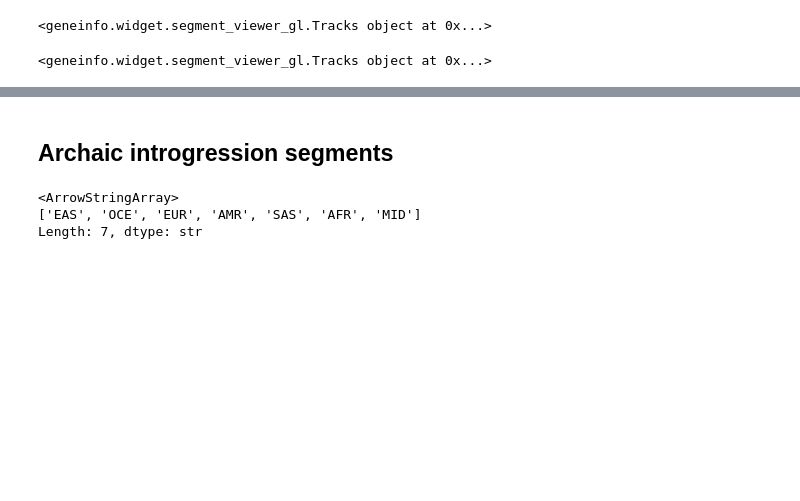
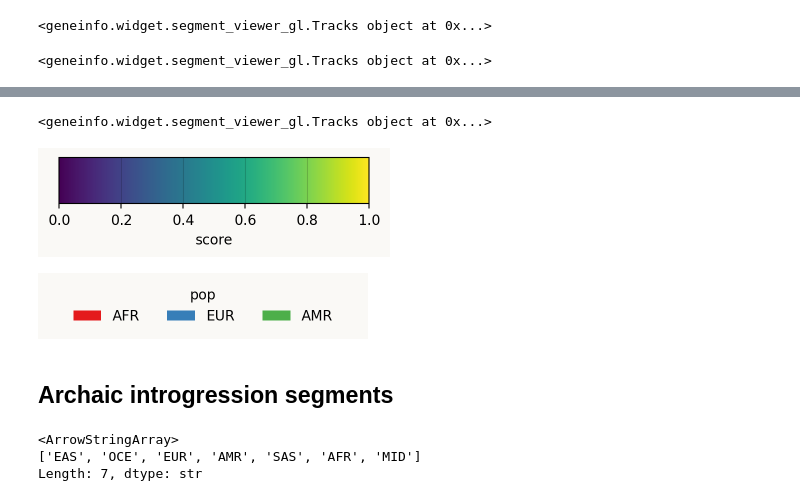
Before and after one commit to munch-group/geneinfo, a Jupyter notebook: notebooks/chrom_tracks_demo.ipynb, the cells around one changed output, grey strips where cells are left out. Saved outputs shown, nothing was run; the diff lists cells and outputs as text; code cells hidden in the pictures; blank space fills up the shorter version.

Commit message:
Added with-track heatmap coloring by variable

```diff
--- a/notebooks/chrom_tracks_demo.ipynb
+++ b/notebooks/chrom_tracks_demo.ipynb
@@ -106,3 +143,42 @@ tracks.zoom_to('chr1', center=80_000_000, window=100_000_000)
+# %%
+
+# 1) Density (unchanged legacy behaviour)
+v = Tracks(chrom_sizes)
+v.add_heatmap_track(df, "Density", individual_col="sample",
+group_col="pop")
+
+# 2) Continuous: colour each segment by `score` using viridis
+v.add_heatmap_track(
+    df, "Score",
+    individual_col="sample",
+    group_col="pop",            # still groups rows into bands
+    value_col="score",
+    palette="viridis",
+    vmin=0.0, vmax=1.0,         # optional; auto-inferred when omitted
+)
+
+# 3) Discrete: colour by ancestry category
+v.add_heatmap_track(
+    df, "Ancestry",
+    individual_col="sample",
+    value_col="pop",
+    palette={"AFR": "#e41a1c", "EUR": "#377eb8", "AMR": "#4daf4a"},
+    # (a list like ["#e41a1c", "#377eb8", "#4daf4a"] also works — paired
+    #  with sorted(unique(df['pop'])))
+)
+
+v  # render the widget in a Jupyter cell
+
+# Colour scale / legend (separate matplotlib figure)
+v.colorbar("Score", orientation="horizontal",
+        #    label="selection score"
+           )
+v.colorbar("Ancestry")
+v
+# %% [output]
+<geneinfo.widget.segment_viewer_gl.Tracks object at 0x...>
+[figure, added]
+[figure, added]
 # %% [markdown]
 ## Archaic introgression segments
 # %%
```
Also changed, not shown: parts of 1 cell of this notebook, 1 other file.
